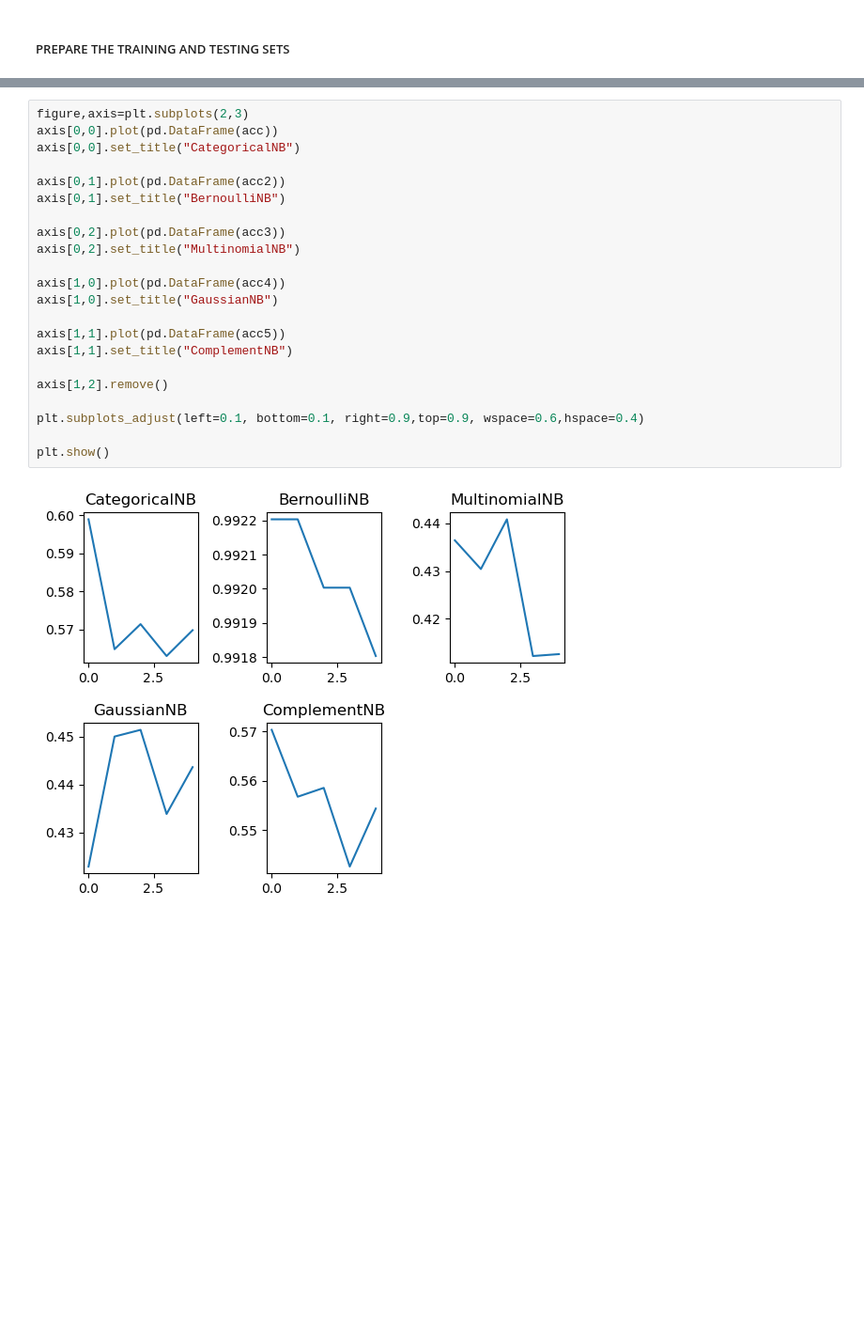
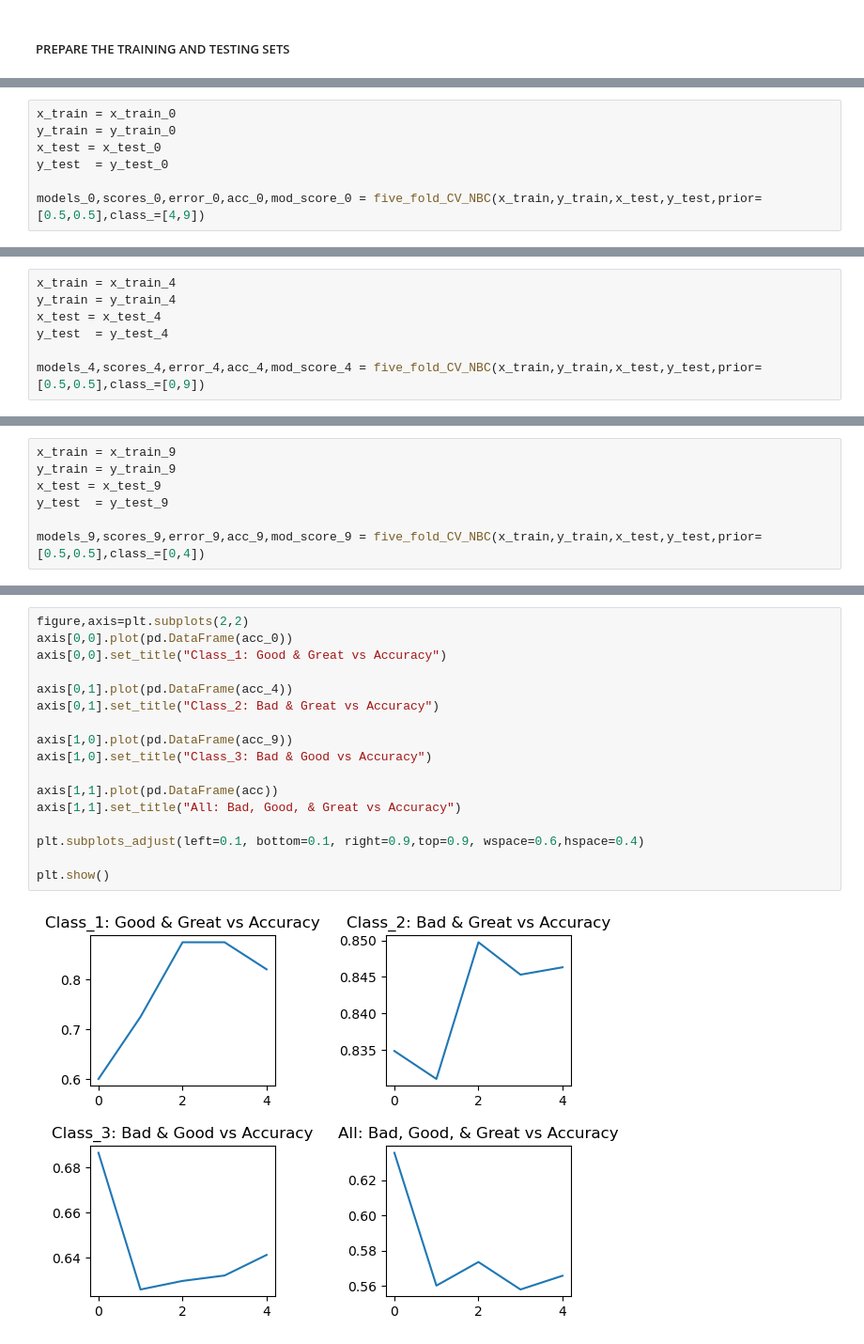
Before and after one commit to boncui/514-PA2, a Jupyter notebook: PA2_PartB_NBC.ipynb, the cells around one changed output, grey strips where cells are left out. Shown: that part at 94% size. Cells and saved outputs as stored; diff of their text form; blank space fills up the shorter version.

```diff
--- a/PA2_PartB_NBC.ipynb
+++ b/PA2_PartB_NBC.ipynb
@@ -251,0 +276,7 @@ plot_score(acc5,'Accuracy','right')
+# %%
+x_train = x_train_0
+y_train = y_train_0
+x_test = x_test_0
+y_test  = y_test_0
+
+models_0,scores_0,error_0,acc_0,mod_score_0 = five_fold_CV_NBC(x_train,y_train,x_test,y_test,prior=[0.5,0.5],class_=[4,9])
@@ -251,0 +305,7 @@ plot_score(acc5,'Accuracy','right')
+# %%
+x_train = x_train_4
+y_train = y_train_4
+x_test = x_test_4
+y_test  = y_test_4
+
+models_4,scores_4,error_4,acc_4,mod_score_4 = five_fold_CV_NBC(x_train,y_train,x_test,y_test,prior=[0.5,0.5],class_=[0,9])
@@ -251,0 +316,7 @@ plot_score(acc5,'Accuracy','right')
+# %%
+x_train = x_train_9
+y_train = y_train_9
+x_test = x_test_9
+y_test  = y_test_9
+
+models_9,scores_9,error_9,acc_9,mod_score_9 = five_fold_CV_NBC(x_train,y_train,x_test,y_test,prior=[0.5,0.5],class_=[0,4])
@@ -252,24 +327,19 @@ plot_score(acc5,'Accuracy','right')
 # %%
-figure,axis=plt.subplots(2,3)
-axis[0,0].plot(pd.DataFrame(acc))
-axis[0,0].set_title("CategoricalNB")
+figure,axis=plt.subplots(2,2)
+axis[0,0].plot(pd.DataFrame(acc_0))
+axis[0,0].set_title("Class_1: Good & Great vs Accuracy")
 
-axis[0,1].plot(pd.DataFrame(acc2))
-axis[0,1].set_title("BernoulliNB")
+axis[0,1].plot(pd.DataFrame(acc_4))
+axis[0,1].set_title("Class_2: Bad & Great vs Accuracy")
 
-axis[0,2].plot(pd.DataFrame(acc3))
-axis[0,2].set_title("MultinomialNB")
+axis[1,0].plot(pd.DataFrame(acc_9))
+axis[1,0].set_title("Class_3: Bad & Good vs Accuracy")
 
-axis[1,0].plot(pd.DataFrame(acc4))
-axis[1,0].set_title("GaussianNB")
-
-axis[1,1].plot(pd.DataFrame(acc5))
-axis[1,1].set_title("ComplementNB")
-
-axis[1,2].remove()
+axis[1,1].plot(pd.DataFrame(acc))
+axis[1,1].set_title("All: Bad, Good, & Great vs Accuracy")
 
 plt.subplots_adjust(left=0.1, bottom=0.1, right=0.9,top=0.9, wspace=0.6,hspace=0.4)
 
 plt.show()
 # %% [output]
-[figure, old version]
+[figure, new version]
```
Also changed, not shown: parts of 18 cells of this notebook, 3 other files.
